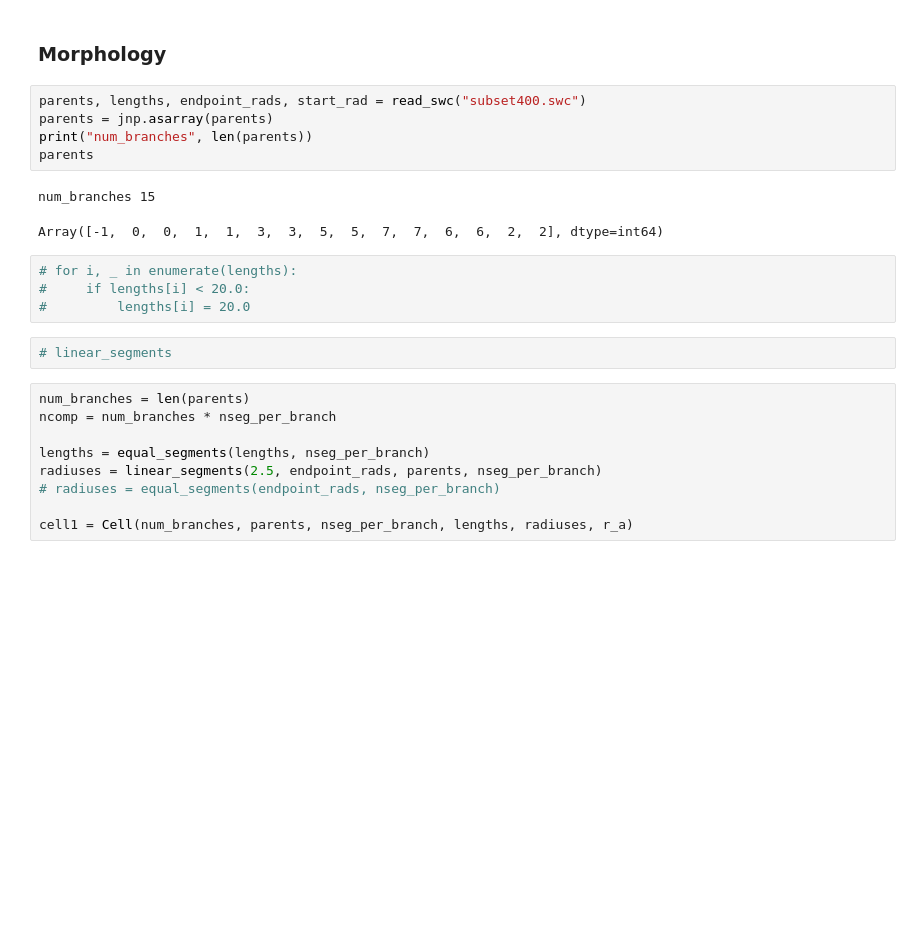
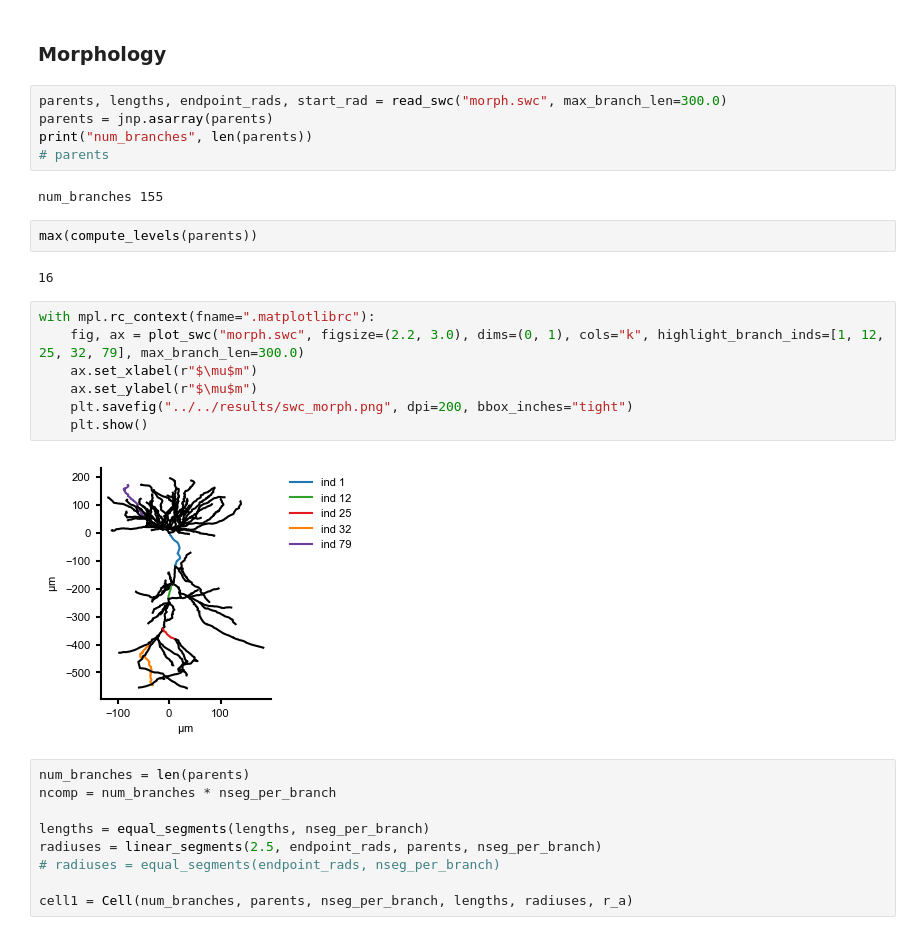
Before and after one commit to jaxleyverse/jaxley, a Jupyter notebook: notebooks/11_swc_neurax.ipynb, the cells around one changed output. Drawn from its saved outputs; the diff is of its cells as text; blank space fills up the shorter version.

```diff
--- a/notebooks/11_swc_neurax.ipynb
+++ b/notebooks/11_swc_neurax.ipynb
@@ -59,19 +64,25 @@ t_max = 50.0  # ms
 
 ### Morphology
 # %%
-parents, lengths, endpoint_rads, start_rad = read_swc("subset400.swc")
+parents, lengths, endpoint_rads, start_rad = read_swc("morph.swc", max_branch_len=300.0)
 parents = jnp.asarray(parents)
 print("num_branches", len(parents))
-parents
+# parents
 # %% [output]
-num_branches 15
+num_branches 155
-Array([-1,  0,  0,  1,  1,  3,  3,  5,  5,  7,  7,  6,  6,  2,  2], dtype=int64)
-# %%
-# for i, _ in enumerate(lengths):
-#     if lengths[i] < 20.0:
-#         lengths[i] = 20.0
-# %%
-# linear_segments
+# %%
+max(compute_levels(parents))
+# %% [output]
+16
+# %%
+with mpl.rc_context(fname=".matplotlibrc"):
+    fig, ax = plot_swc("morph.swc", figsize=(2.2, 3.0), dims=(0, 1), cols="k", highlight_branch_inds=[1, 12, 25, 32, 79], max_branch_len=300.0)
+    ax.set_xlabel(r"$\mu$m")
+    ax.set_ylabel(r"$\mu$m")
+    plt.savefig("../../results/swc_morph.png", dpi=200, bbox_inches="tight")
+    plt.show()
+# %% [output]
+[figure, added]
 # %%
 num_branches = len(parents)
 ncomp = num_branches * nseg_per_branch
```
Also changed, not shown: parts of 7 cells of this notebook, 4 other files.
